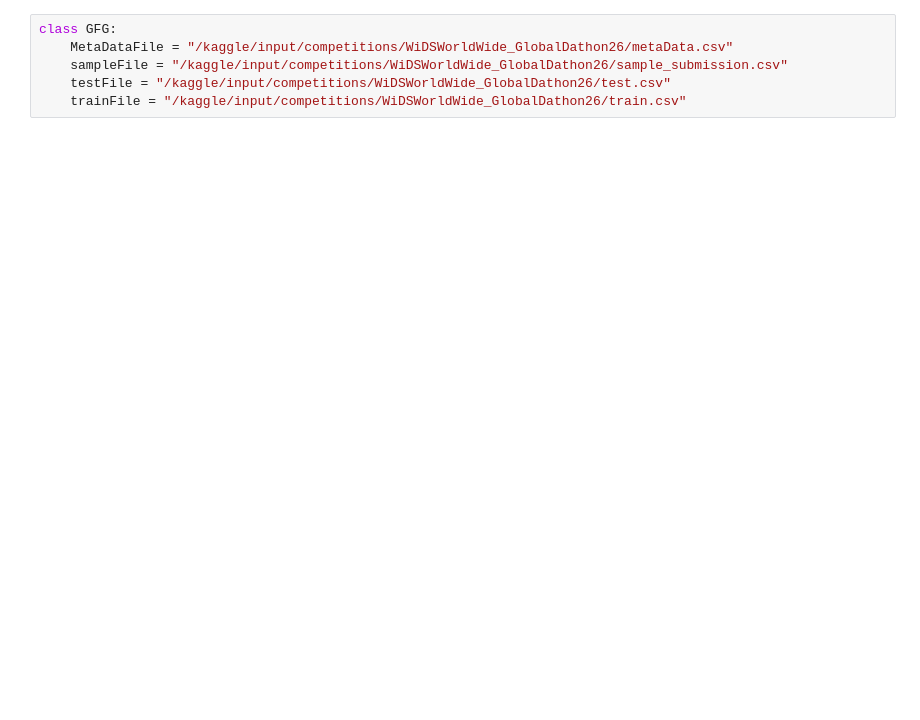
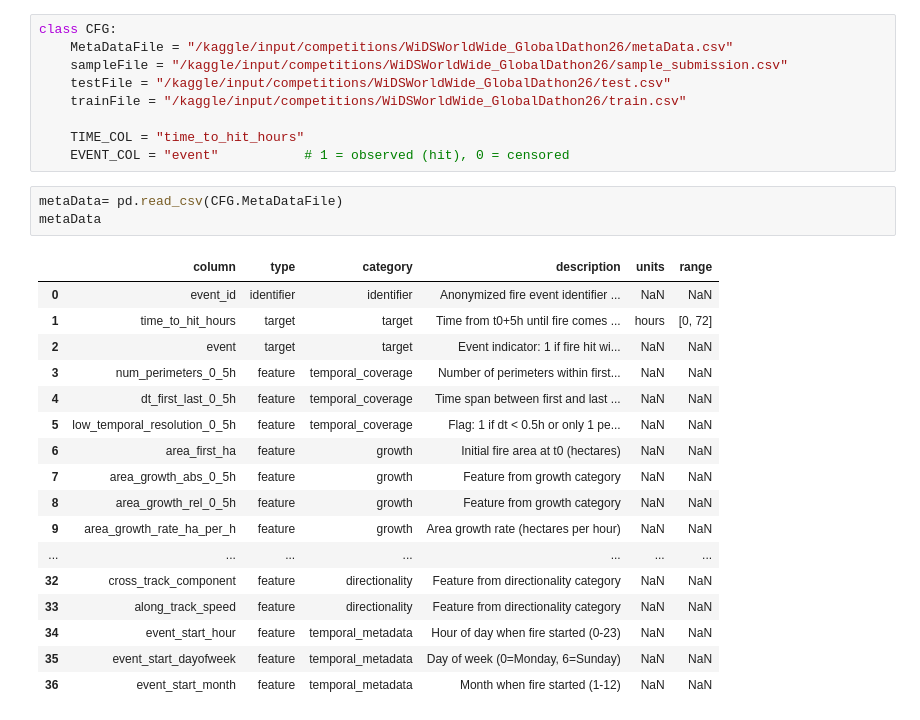
Before and after one commit to johnsonhk88/Kaggle-WiDS-Global-Datathon-2026, a Jupyter notebook: src/wids-global-datathon-2026-ml.ipynb, the cells around one changed output. Cells and saved outputs as stored; diff of their text form; blank space fills up the shorter version.

```diff
--- a/src/wids-global-datathon-2026-ml.ipynb
+++ b/src/wids-global-datathon-2026-ml.ipynb
@@ -19,6 +26,30 @@ for dirname, _, filenames in os.walk('/kaggle/input'):
 # %%
-class GFG:
+class CFG:
     MetaDataFile = "/kaggle/input/competitions/WiDSWorldWide_GlobalDathon26/metaData.csv"
     sampleFile = "/kaggle/input/competitions/WiDSWorldWide_GlobalDathon26/sample_submission.csv"
     testFile = "/kaggle/input/competitions/WiDSWorldWide_GlobalDathon26/test.csv"
     trainFile = "/kaggle/input/competitions/WiDSWorldWide_GlobalDathon26/train.csv"
+
+    TIME_COL = "time_to_hit_hours"
+    EVENT_COL = "event"           # 1 = observed (hit), 0 = censored
+# %%
+metaData= pd.read_csv(CFG.MetaDataFile)
+metaData
+# %% [output]
+|  | column | type | category | description | units | range |
+| 0 | event_id | identifier | identifier | Anonymized fire event identifier ... | NaN | NaN |
+| 1 | time_to_hit_hours | target | target | Time from t0+5h until fire comes ... | hours | [0, 72] |
+| 2 | event | target | target | Event indicator: 1 if fire hit wi... | NaN | NaN |
+| 3 | num_perimeters_0_5h | feature | temporal_coverage | Number of perimeters within first... | NaN | NaN |
+| 4 | dt_first_last_0_5h | feature | temporal_coverage | Time span between first and last ... | NaN | NaN |
+| 5 | low_temporal_resolution_0_5h | feature | temporal_coverage | Flag: 1 if dt < 0.5h or only 1 pe... | NaN | NaN |
+| 6 | area_first_ha | feature | growth | Initial fire area at t0 (hectares) | NaN | NaN |
+| 7 | area_growth_abs_0_5h | feature | growth | Feature from growth category | NaN | NaN |
+| 8 | area_growth_rel_0_5h | feature | growth | Feature from growth category | NaN | NaN |
+| 9 | area_growth_rate_ha_per_h | feature | growth | Area growth rate (hectares per hour) | NaN | NaN |
+| ... | ... | ... | ... | ... | ... | ... |
+| 32 | cross_track_component | feature | directionality | Feature from directionality category | NaN | NaN |
+| 33 | along_track_speed | feature | directionality | Feature from directionality category | NaN | NaN |
+| 34 | event_start_hour | feature | temporal_metadata | Hour of day when fire started (0-23) | NaN | NaN |
+| 35 | event_start_dayofweek | feature | temporal_metadata | Day of week (0=Monday, 6=Sunday) | NaN | NaN |
+| 36 | event_start_month | feature | temporal_metadata | Month when fire started (1-12) | NaN | NaN |
```
Also changed, not shown: parts of 22 cells of this notebook.
